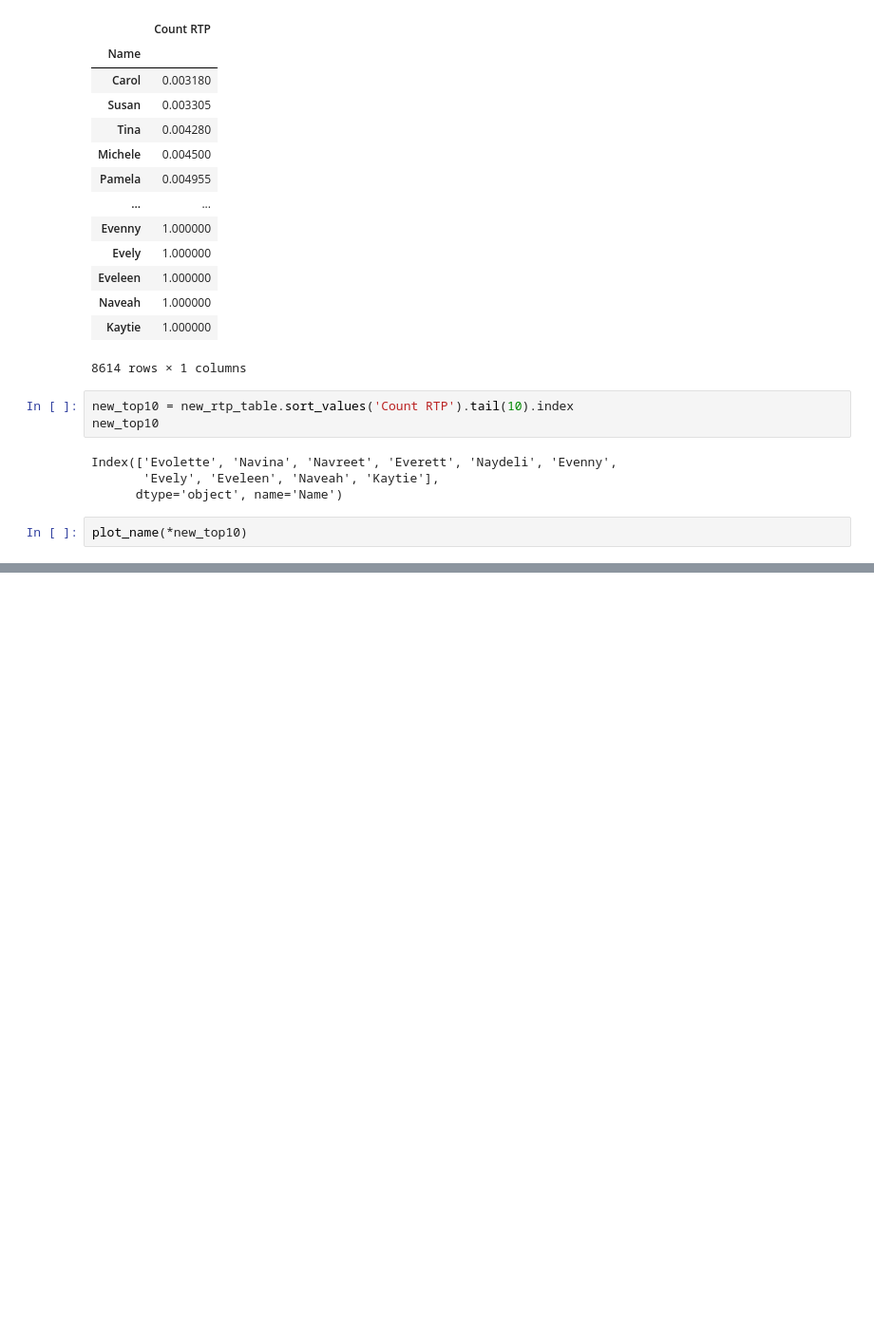
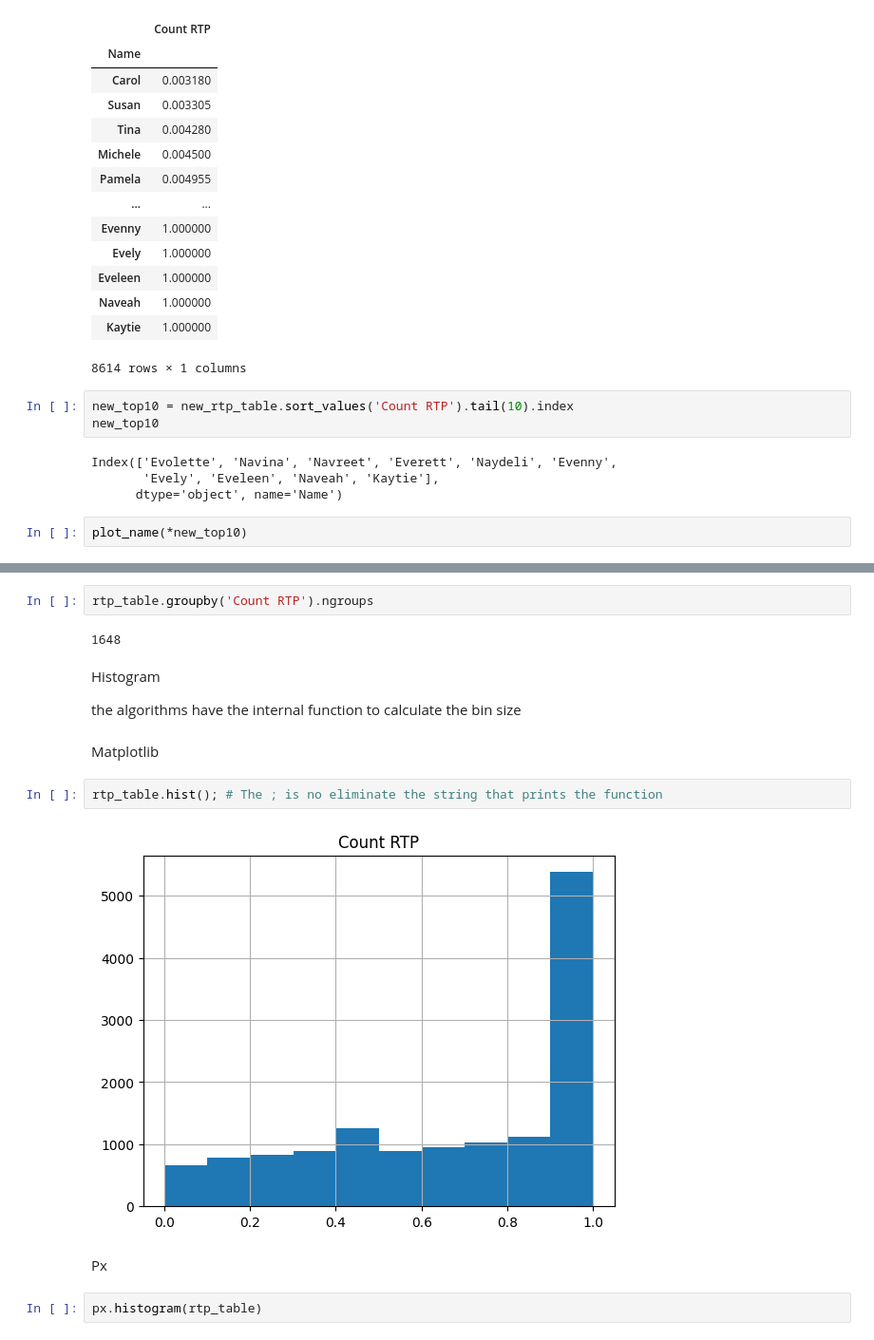
Before and after one commit to rauldgarcia/Data_analysis, a Jupyter notebook: CLASS 1/class_5.ipynb, the cells around one changed output, grey strips where cells are left out. Shown at 95% size. Saved outputs shown, nothing was run; the diff lists cells and outputs as text; blank space fills up the shorter version.

```diff
--- a/CLASS 1/class_5.ipynb
+++ b/CLASS 1/class_5.ipynb
@@ -935,0 +952,18 @@ plot_name(*new_top10)
+# %%
+rtp_table.groupby('Count RTP').ngroups
+# %% [output]
+1648
+# %% [markdown]
+Histogram
+
+the algorithms have the internal function to calculate the bin size
+# %% [markdown]
+Matplotlib
+# %%
+rtp_table.hist(); # The ; is no eliminate the string that prints the function
+# %% [output]
+[figure, added]
+# %% [markdown]
+Px
+# %%
+px.histogram(rtp_table)
```
Also changed, not shown: parts of 9 cells of this notebook, 2 other files.
